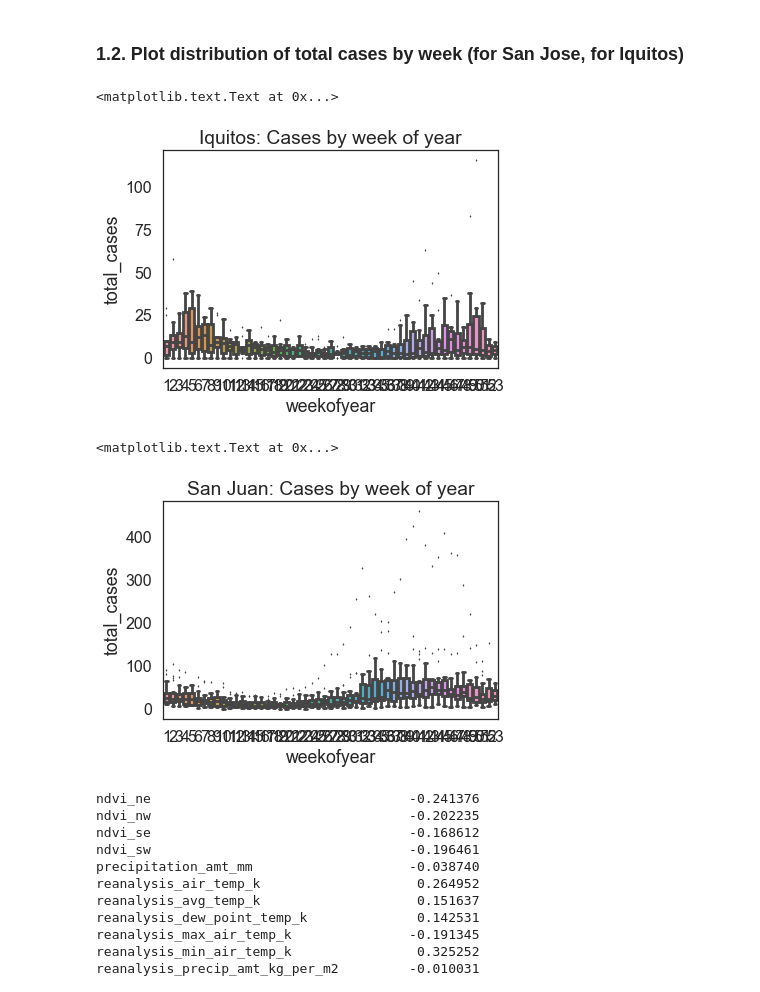
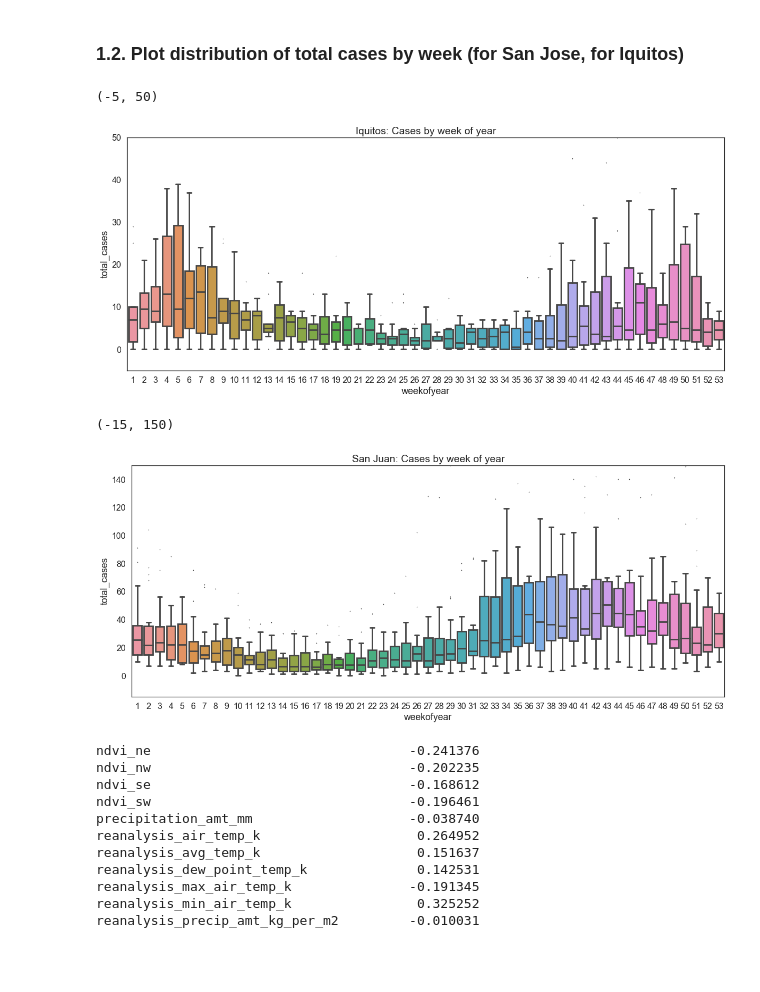
Before and after one commit to vu203/Fever, a Jupyter notebook: Fever.ipynb, the cells around one changed output. Cells and saved outputs as stored; diff of their text form; code cells hidden in the pictures; blank space fills up the shorter version.

```diff
--- a/Fever.ipynb
+++ b/Fever.ipynb
@@ -113,24 +113,30 @@ plt.plot(df_iq['datetime'], df_iq['total_cases'], color = 'orange')
 df_iq.reset_index(inplace = True)
 df_sj.reset_index(inplace = True)
 # %%
+fig = plt.figure(figsize=[20,8])
 sns.set_context(context = 'poster', font_scale=1.0)
 sns.set_style('white')
 
-ax = sns.boxplot(x = 'weekofyear', y = 'total_cases', data = df_iq, fliersize = 2)
+ax = sns.boxplot(x = 'weekofyear', y = 'total_cases', data = df_iq, fliersize = 2, orient='v')
 ax.set_title('Iquitos: Cases by week of year')
+ax.set_ylim(-5,50)
 
 # FIXME: silly x-axis ticks
 # %% [output]
-<matplotlib.text.Text at 0x...>
+(-5, 50)
-[figure, old version]
+[figure, new version]
 # %%
+fig = plt.figure(figsize=[20,8])
+
 ax2 = sns.boxplot(x = 'weekofyear', y = 'total_cases', data = df_sj, fliersize = 2)
 ax2.set_title('San Juan: Cases by week of year')
 
+ax2.set_ylim(-15,150)
+
 # FIXME: silly x-axis ticks
 # %% [output]
-<matplotlib.text.Text at 0x...>
+(-15, 150)
-[figure, old version]
+[figure, new version]
 # %%
 # 3. Check correlation with all other weather/vegetation variables
 # %%
```
Also changed, not shown: parts of 12 cells of this notebook.
